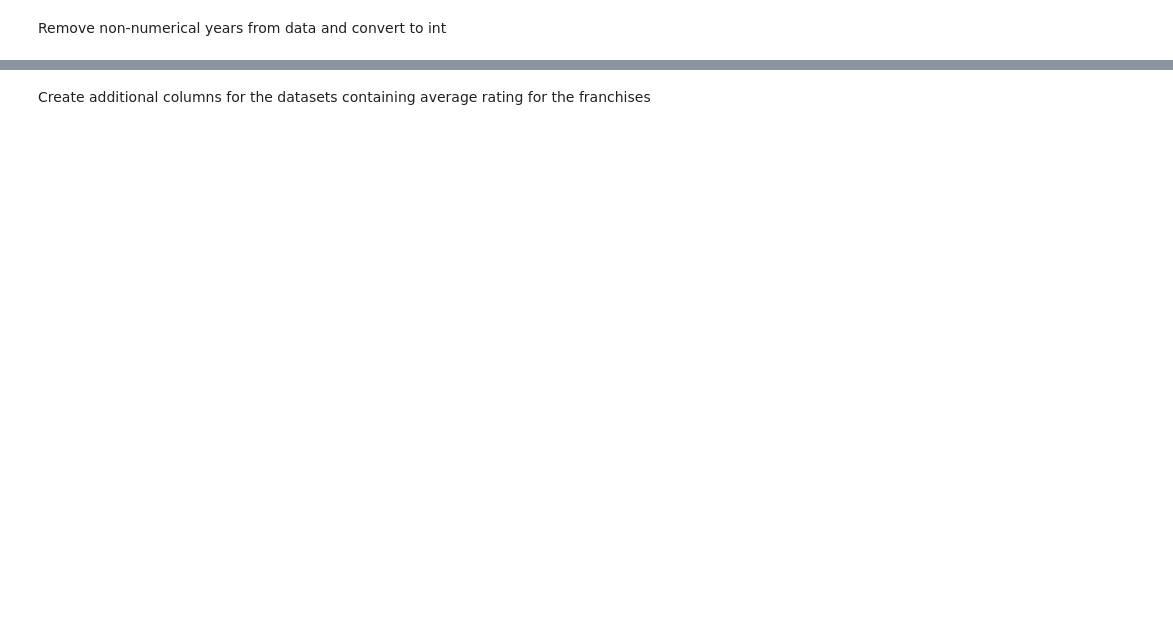
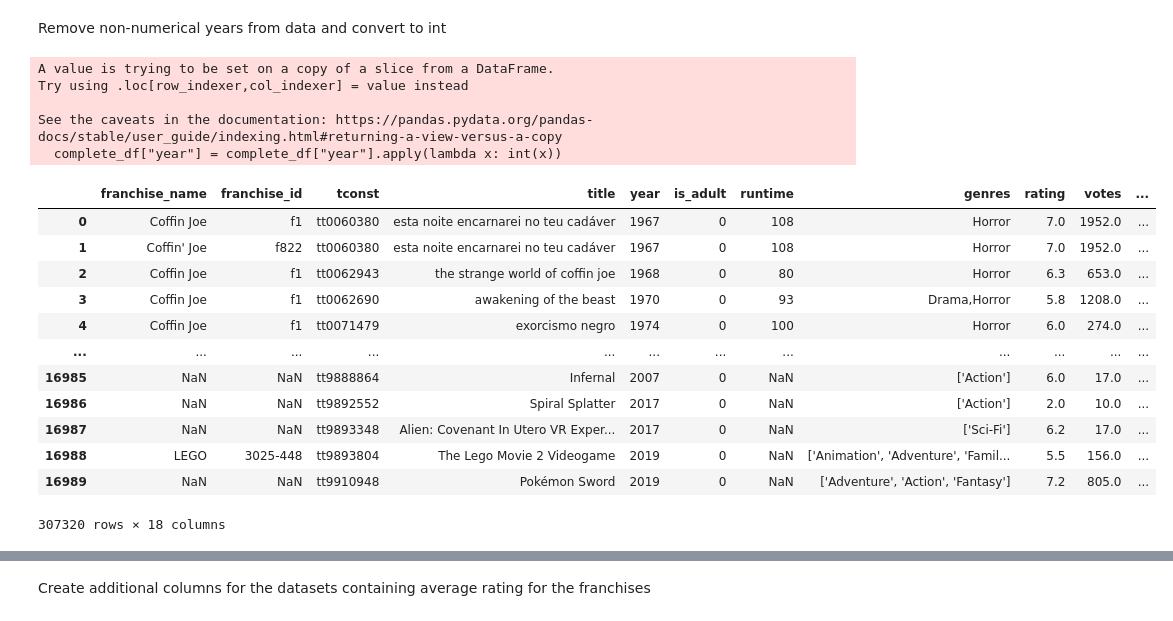
Before and after one commit to adambrennan150/Franchises, a Jupyter notebook: Initial_Analysis.ipynb, the cells around one changed output, grey strips where cells are left out. Drawn from its saved outputs; the diff is of its cells as text; code cells hidden in the pictures; blank space fills up the shorter version.

Commit message:
Combined the dataframes

```diff
--- a/Initial_Analysis.ipynb
+++ b/Initial_Analysis.ipynb
@@ -27,0 +20,2 @@ movies_df.sample()
+# %%
+complete_df = pd.concat([movies_df, games_df])
@@ -112,7 +93,32 @@ games_df.franchise_id.nunique()
 # %% [markdown]
 Remove non-numerical years from data and convert to int
+# %%
+complete_df = complete_df[~(complete_df["year"] == "\\N")]
+complete_df["year"] = complete_df["year"].apply(lambda x: int(x))
+# %% [output]
+A value is trying to be set on a copy of a slice from a DataFrame.
+Try using .loc[row_indexer,col_indexer] = value instead
+
+See the caveats in the documentation: https://pandas.pydata.org/pandas-docs/stable/user_guide/indexing.html#returning-a-view-versus-a-copy
+  complete_df["year"] = complete_df["year"].apply(lambda x: int(x))
 # %%
 movies_df = movies_df[~(movies_df["year"] == "\\N")]
 games_df = games_df[~(games_df["year"] == "\\N")]
 movies_df["year"] = movies_df["year"].apply(lambda x: int(x))
 games_df["year"] = games_df["year"].apply(lambda x: int(x))
+# %%
+complete_df
+# %% [output]
+|  | franchise_name | franchise_id | tconst | title | year | is_adult | runtime | genres | rating | votes | ... |
+| 0 | Coffin Joe | f1 | tt0060380 | esta noite encarnarei no teu cadáver | 1967 | 0 | 108 | Horror | 7.0 | 1952.0 | ... |
+| 1 | Coffin' Joe | f822 | tt0060380 | esta noite encarnarei no teu cadáver | 1967 | 0 | 108 | Horror | 7.0 | 1952.0 | ... |
+| 2 | Coffin Joe | f1 | tt0062943 | the strange world of coffin joe | 1968 | 0 | 80 | Horror | 6.3 | 653.0 | ... |
+| 3 | Coffin Joe | f1 | tt0062690 | awakening of the beast | 1970 | 0 | 93 | Drama,Horror | 5.8 | 1208.0 | ... |
+| 4 | Coffin Joe | f1 | tt0071479 | exorcismo negro | 1974 | 0 | 100 | Horror | 6.0 | 274.0 | ... |
+| ... | ... | ... | ... | ... | ... | ... | ... | ... | ... | ... | ... |
+| 16985 | NaN | NaN | tt9888864 | Infernal | 2007 | 0 | NaN | ['Action'] | 6.0 | 17.0 | ... |
+| 16986 | NaN | NaN | tt9892552 | Spiral Splatter | 2017 | 0 | NaN | ['Action'] | 2.0 | 10.0 | ... |
+| 16987 | NaN | NaN | tt9893348 | Alien: Covenant In Utero VR Exper... | 2017 | 0 | NaN | ['Sci-Fi'] | 6.2 | 17.0 | ... |
+| 16988 | LEGO | 3025-448 | tt9893804 | The Lego Movie 2 Videogame | 2019 | 0 | NaN | ['Animation', 'Adventure', 'Famil... | 5.5 | 156.0 | ... |
+| 16989 | NaN | NaN | tt9910948 | Pokémon Sword | 2019 | 0 | NaN | ['Adventure', 'Action', 'Fantasy'] | 7.2 | 805.0 | ... |
+307320 rows × 18 columns
```
Also changed, not shown: parts of 78 cells of this notebook.
